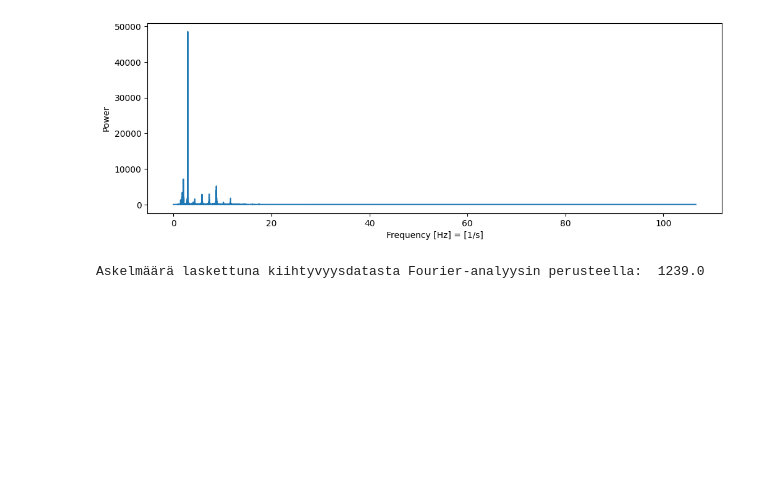
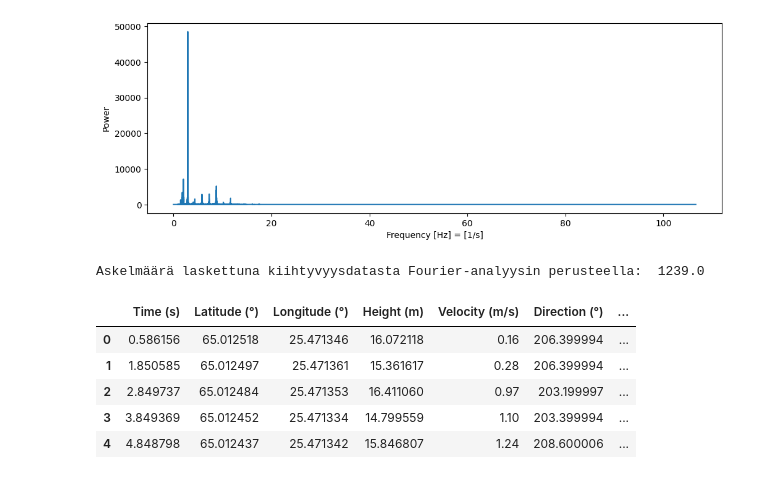
Before and after one commit to GharibHussain/fyysikan_loppuprojekti, a Jupyter notebook: loppu_projekti.ipynb, the cells around one changed output. Saved outputs shown, nothing was run; the diff lists cells and outputs as text; code cells hidden in the pictures; blank space fills up the shorter version.

```diff
--- a/loppu_projekti.ipynb
+++ b/loppu_projekti.ipynb
@@ -83,3 +83,22 @@ steps2 =  f_max*np.max(t) # steps count
 print('Askelmäärä laskettuna kiihtyvyysdatasta Fourier-analyysin perusteella: ', np.round(steps2))
 # %% [output]
 Askelmäärä laskettuna kiihtyvyysdatasta Fourier-analyysin perusteella:  1239.0
+# %%
+# GPS data
+
+df_location = pd.read_csv('./Data/Location.csv')
+
+# remove inacurate data
+df_location = df_location[df_location['Horizontal Accuracy (m)'] < 15]
+df_location = df_location.reset_index(drop =True)
+
+df_location['dist'] = np.zeros(len(df_location))
+df_location['total_dist'] = np.zeros(len(df_location))
+df_location.head()
+# %% [output]
+|  | Time (s) | Latitude (°) | Longitude (°) | Height (m) | Velocity (m/s) | Direction (°) | ... |
+| 0 | 0.586156 | 65.012518 | 25.471346 | 16.072118 | 0.16 | 206.399994 | ... |
+| 1 | 1.850585 | 65.012497 | 25.471361 | 15.361617 | 0.28 | 206.399994 | ... |
+| 2 | 2.849737 | 65.012484 | 25.471353 | 16.411060 | 0.97 | 203.199997 | ... |
+| 3 | 3.849369 | 65.012452 | 25.471334 | 14.799559 | 1.10 | 203.399994 | ... |
+| 4 | 4.848798 | 65.012437 | 25.471342 | 15.846807 | 1.24 | 208.600006 | ... |
```
Also changed, not shown: parts of 4 cells of this notebook.
